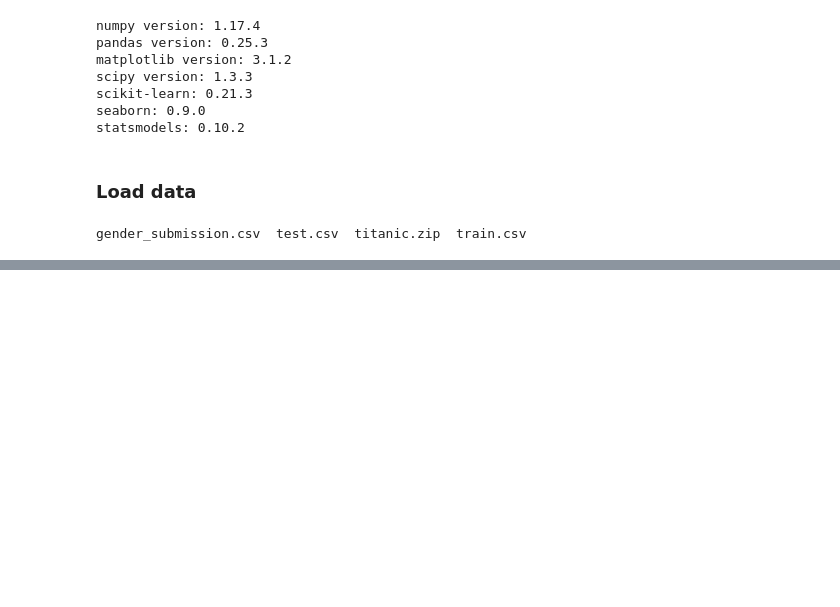
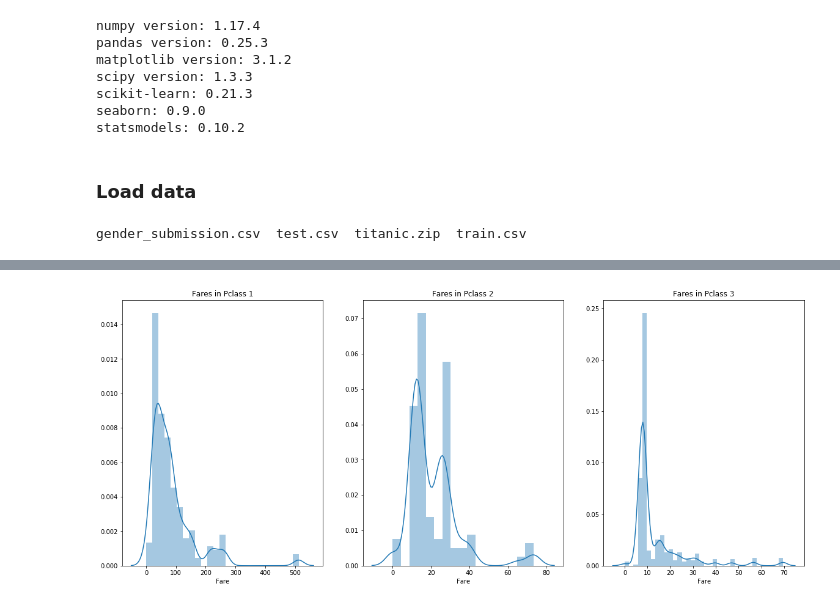
Before and after one commit to volynvlad/jup-notebook, a Jupyter notebook: kaggle/Titanic/titanic_08.02.20.ipynb, the cells around one changed output, grey strips where cells are left out. Drawn from its saved outputs; the diff is of its cells as text; code cells hidden in the pictures; blank space fills up the shorter version.

```diff
--- a/kaggle/Titanic/titanic_08.02.20.ipynb
+++ b/kaggle/Titanic/titanic_08.02.20.ipynb
@@ -46,0 +274,4 @@ train.head()
+# %%
+train['Initial'] = 0
+for _ in train:
+    train['Initial'] = train.Name.str.extract('([A-Za-z]+)\.')
@@ -46,0 +285,4 @@ train.head()
+# %%
+train['Initial'].replace(['Mlle','Mme','Ms','Dr','Major','Lady','Countess','Jonkheer','Col','Rev','Capt','Sir','Don'],
+                         ['Miss','Miss','Miss','Mr','Mr','Mrs','Mrs','Other','Other','Other','Mr','Mr','Mr'],
+                         inplace=True)
@@ -46,0 +299,6 @@ train.head()
+# %%
+train.loc[(train.Age.isnull())&(train.Initial=='Mr'), 'Age'] = 33
+train.loc[(train.Age.isnull())&(train.Initial=='Mrs'), 'Age'] = 36
+train.loc[(train.Age.isnull())&(train.Initial=='Master'), 'Age'] = 5
+train.loc[(train.Age.isnull())&(train.Initial=='Miss'), 'Age'] = 22
+train.loc[(train.Age.isnull())&(train.Initial=='Other'), 'Age'] = 46
@@ -46,0 +334,2 @@ train.head()
+# %%
+train['Embarked'].fillna('S', inplace=True)
@@ -46,0 +378,11 @@ train.head()
+# %%
+f,ax=plt.subplots(1,3,figsize=(20,8))
+sns.distplot(train[train['Pclass'] == 1].Fare,ax=ax[0])
+ax[0].set_title('Fares in Pclass 1')
+sns.distplot(train[train['Pclass'] ==2 ].Fare,ax=ax[1])
+ax[1].set_title('Fares in Pclass 2')
+sns.distplot(train[train['Pclass'] == 3].Fare,ax=ax[2])
+ax[2].set_title('Fares in Pclass 3')
+plt.show()
+# %% [output]
+[figure, added]
```
Also changed, not shown: parts of 58 cells of this notebook.
